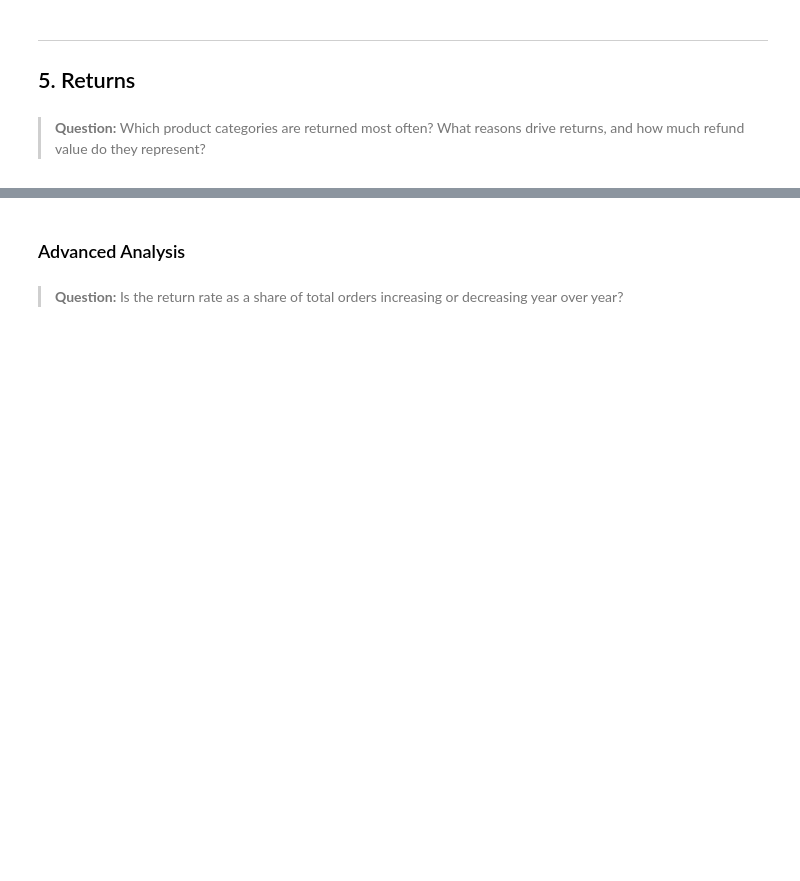
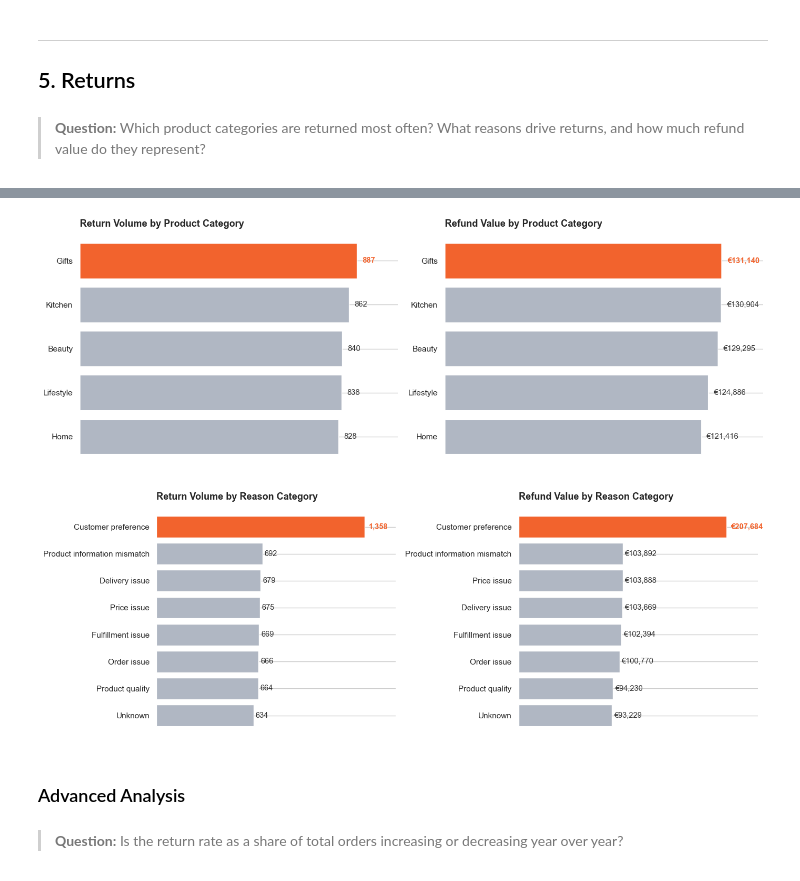
Before and after one commit to eileenheyer-cyber/nordhome_retail_analytics, a Jupyter notebook: 04_EDA/nordhome_eda.ipynb, the cells around one changed output, grey strips where cells are left out. Cells and saved outputs as stored; diff of their text form; code cells hidden in the pictures; blank space fills up the shorter version.

```diff
--- a/04_EDA/nordhome_eda.ipynb
+++ b/04_EDA/nordhome_eda.ipynb
@@ -2903,3 +2895,72 @@ plt.show()
+# %%
+df_returns_cat = pd.read_sql("""
+    SELECT
+        dp.category,
+        COUNT(*)                                   AS return_count,
+        ROUND(SUM(fr.refund_amount)::NUMERIC, 2)   AS total_refunds
+    FROM mart.fact_returns fr
+    JOIN mart.dim_product dp ON fr.product_key = dp.product_key
+    WHERE fr.ghost_product_flag = FALSE
+      AND dp.category != 'Unknown'
+    GROUP BY dp.category
+    ORDER BY return_count DESC
+""", engine)
+
+df_reasons = pd.read_sql("""
+    SELECT
+        drr.reason_category,
+        COUNT(*)                                   AS return_count,
+        ROUND(SUM(fr.refund_amount)::NUMERIC, 2)   AS total_refunds
+    FROM mart.fact_returns fr
+    JOIN mart.dim_return_reason drr ON fr.return_reason_key = drr.return_reason_key
+    WHERE fr.ghost_order_flag = FALSE
+    GROUP BY drr.reason_category
+    ORDER BY return_count DESC
+""", engine)
+
+GREY = "#B0B7C3"
+ACCENT = "#F2632D"
+DARK_TEXT = "#333333"
+
+def plot_ranked_barh(ax, categories, values, fmt_value, title):
+    colors = [ACCENT if i == 0 else GREY for i in range(len(categories))]
+    ax.barh(categories, values, color=colors)
+    ax.invert_yaxis()
+    for i, v in enumerate(values):
+        ax.text(v * 1.02, i, fmt_value(v), va="center", fontsize=10.5,
+                 color=ACCENT if i == 0 else DARK_TEXT,
+                 fontweight="bold" if i == 0 else "normal")
+    ax.set_title(title, fontsize=13, fontweight="bold", loc="left", pad=8)
+    ax.set_xticks([])
+    ax.margins(x=0.15)
+    for spine in ax.spines.values():
+        spine.set_visible(False)
+
+fmt_count = lambda v: f"{v:,.0f}"
+fmt_eur = lambda v: f"€{v:,.0f}"
+
+# --- Figure A: Product Category ---
+d_prod_vol = df_returns_cat.sort_values("return_count", ascending=False).reset_index(drop=True)
+d_prod_val = df_returns_cat.sort_values("total_refunds", ascending=False).reset_index(drop=True)
+
+figA, (axA1, axA2) = plt.subplots(1, 2, figsize=(14, 5))
+plot_ranked_barh(axA1, d_prod_vol["category"], d_prod_vol["return_count"], fmt_count, "Return Volume by Product Category")
+plot_ranked_barh(axA2, d_prod_val["category"], d_prod_val["total_refunds"], fmt_eur, "Refund Value by Product Category")
+plt.tight_layout()
+plt.show()
+
+# --- Figure B: Reason Category ---
+d_reason_vol = df_reasons.sort_values("return_count", ascending=False).reset_index(drop=True)
+d_reason_val = df_reasons.sort_values("total_refunds", ascending=False).reset_index(drop=True)
+
+figB, (axB1, axB2) = plt.subplots(1, 2, figsize=(14, 5))
+plot_ranked_barh(axB1, d_reason_vol["reason_category"], d_reason_vol["return_count"], fmt_count, "Return Volume by Reason Category")
+plot_ranked_barh(axB2, d_reason_val["reason_category"], d_reason_val["total_refunds"], fmt_eur, "Refund Value by Reason Category")
+plt.tight_layout()
+plt.show()
+# %% [output]
+[figure, added]
+[figure, added]
 # %% [markdown]
 ### Advanced Analysis
 # %% [markdown]
```
Also changed, not shown: parts of 3 cells of this notebook, 7 other files.
